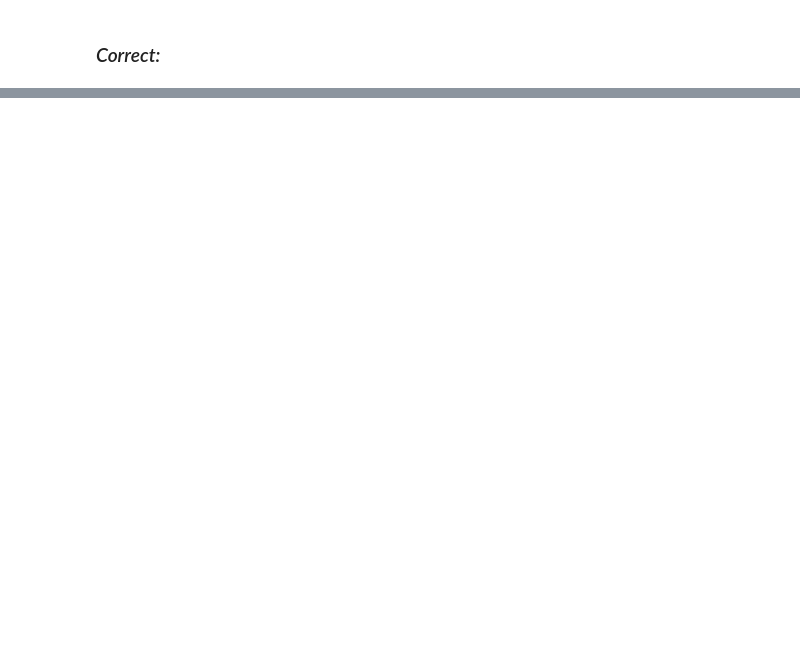
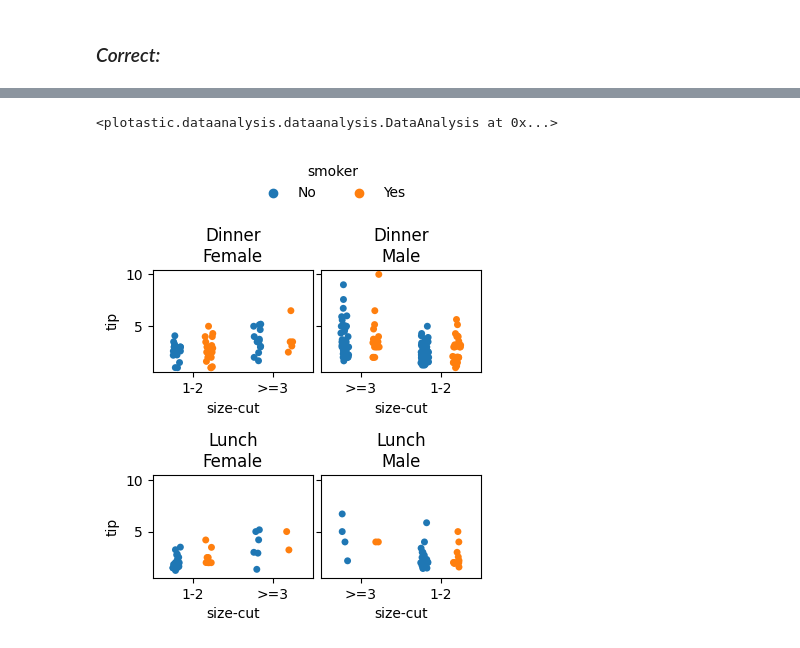
Before and after one commit to markur4/plotastic, a Jupyter notebook: HOW_TO_USE/plot_legend.ipynb, the cells around one changed output, grey strips where cells are left out. Saved outputs shown, nothing was run; the diff lists cells and outputs as text; code cells hidden in the pictures; blank space fills up the shorter version.

```diff
--- a/HOW_TO_USE/plot_legend.ipynb
+++ b/HOW_TO_USE/plot_legend.ipynb
@@ -110,0 +121,13 @@ God, that's an annoying one..! You got the following options to pass to `edit_le
+# %%
+(
+    DA.subplots(figsize=(4, 4), hspace=1)
+    .fillaxes(kind="strip", dodge=True)
+    .edit_legend(
+        borderaxespad=-3,  # Move legend closer to axes. Use with
+        bbox_to_anchor=(0.5, 1.1),  # (x, y) in percent, 0.5 = center
+        ncol=2,
+    )
+)
+# %% [output]
+<plotastic.dataanalysis.dataanalysis.DataAnalysis at 0x...>
+[figure, added]
```
Also changed, not shown: parts of 9 cells of this notebook, 3 other files.
